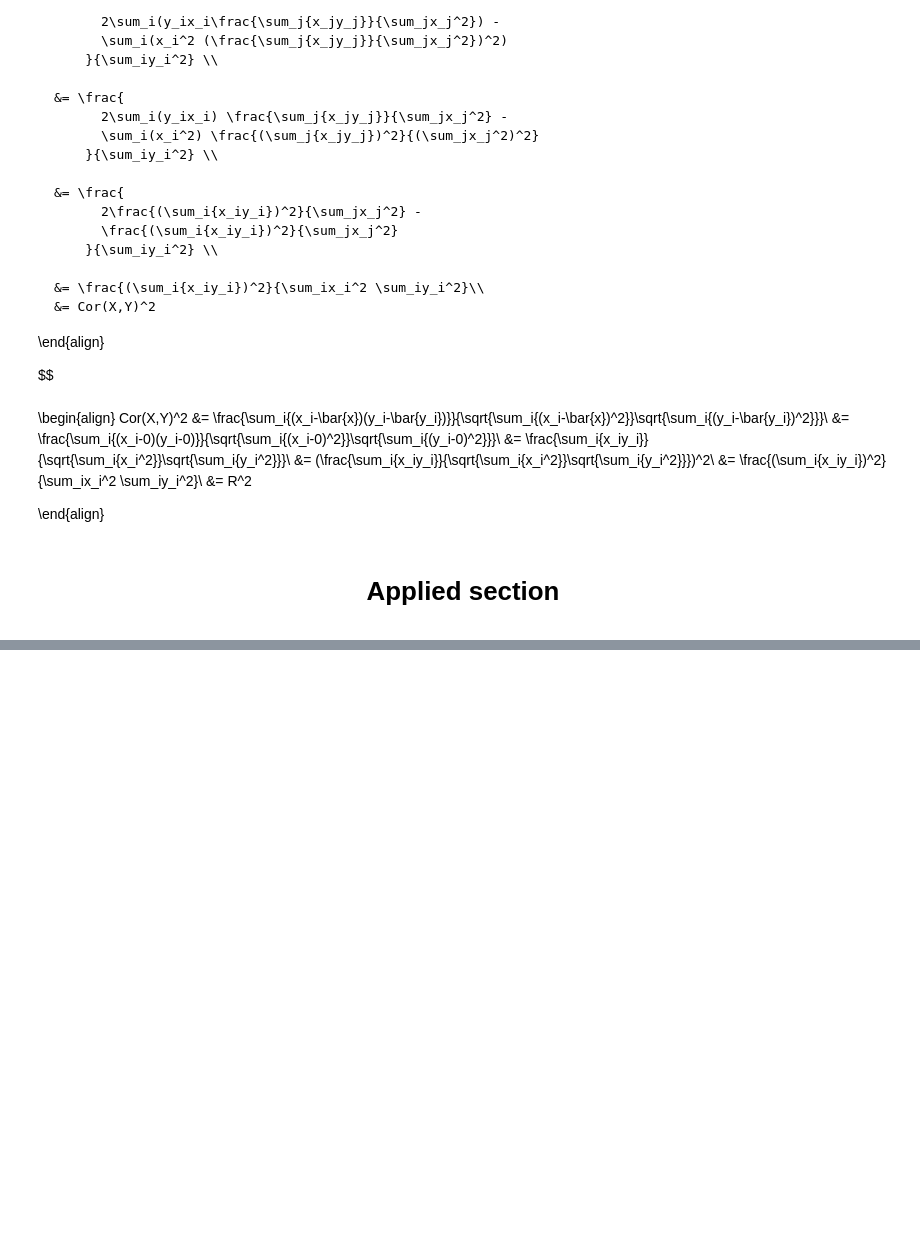
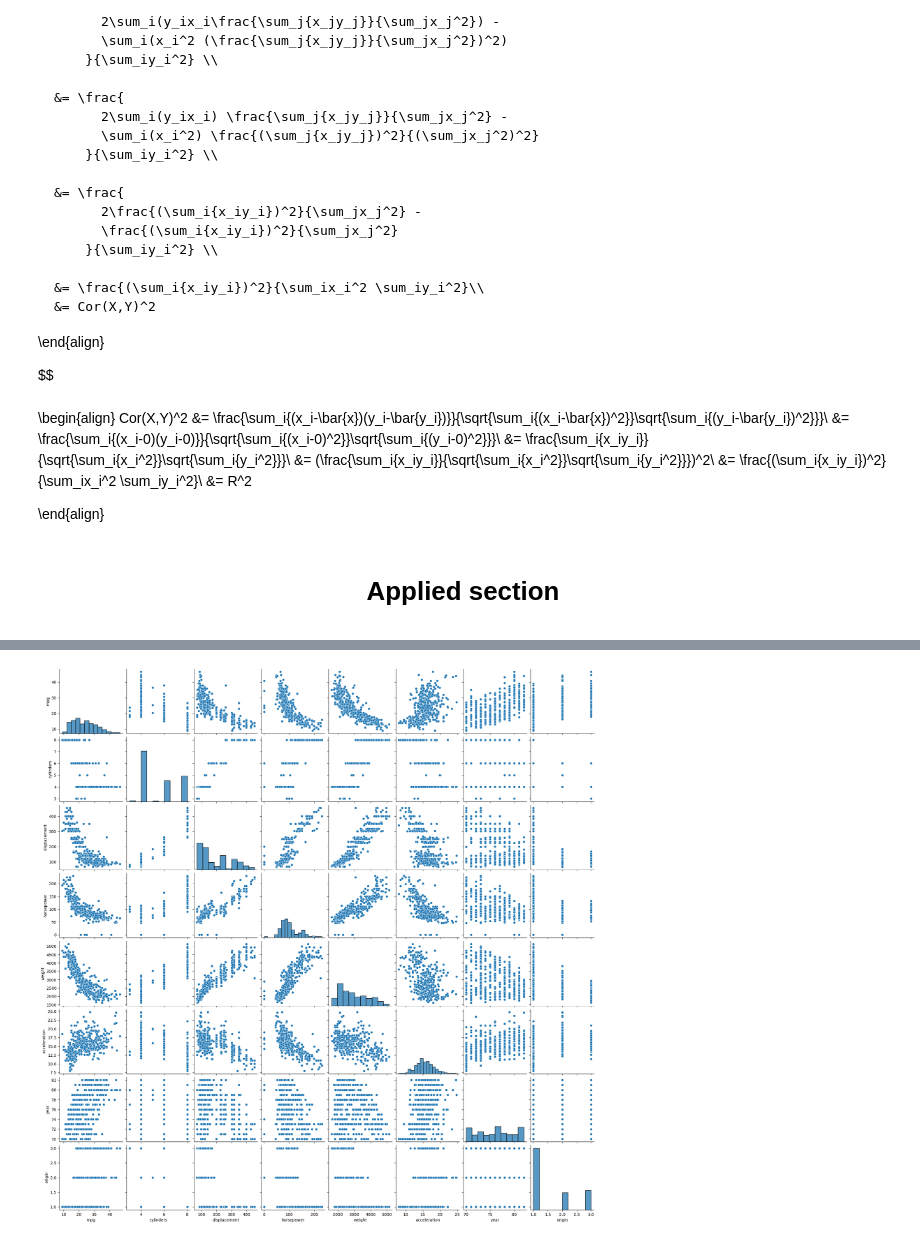
Before and after one commit to Crush53/ITSL-Repo-, a Jupyter notebook: Exercises/Stats_learning_exercise_ch3.ipynb, the cells around one changed output, grey strips where cells are left out. Drawn from its saved outputs; the diff is of its cells as text; code cells hidden in the pictures; blank space fills up the shorter version.

```diff
--- a/Exercises/Stats_learning_exercise_ch3.ipynb
+++ b/Exercises/Stats_learning_exercise_ch3.ipynb
@@ -202,0 +305,6 @@ Cor(X,Y)^2 &= \frac{\sum_i{(x_i-\bar{x})(y_i-\bar{y_i})}}{\sqrt{\sum_i{(x_i-\bar
+# %%
+#(a)
+sns.pairplot(df_auto)
+plt.show()
+# %% [output]
+[figure, added]
```
Also changed, not shown: parts of 34 cells of this notebook.
